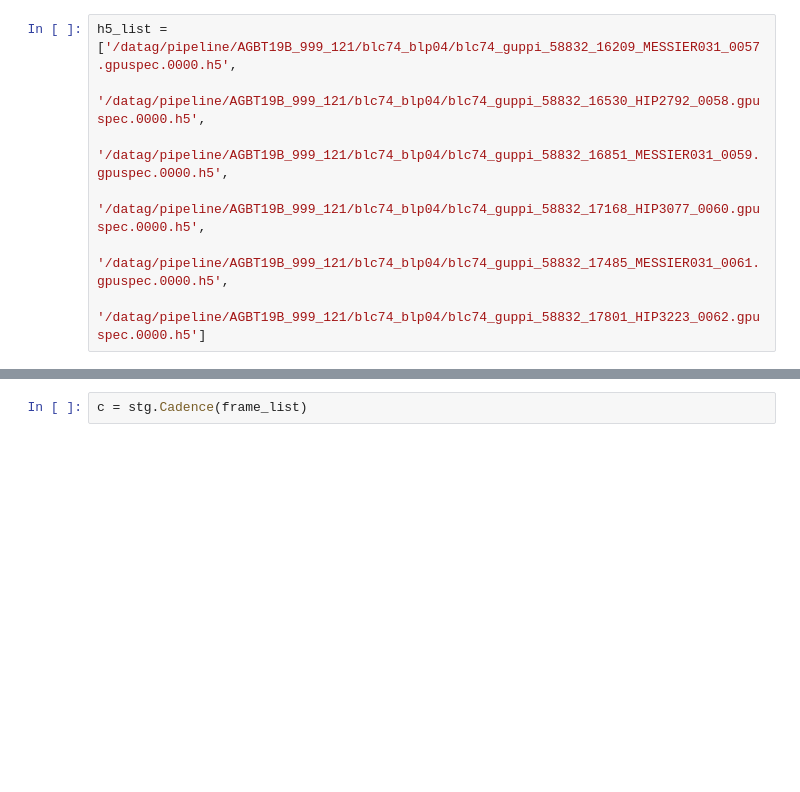
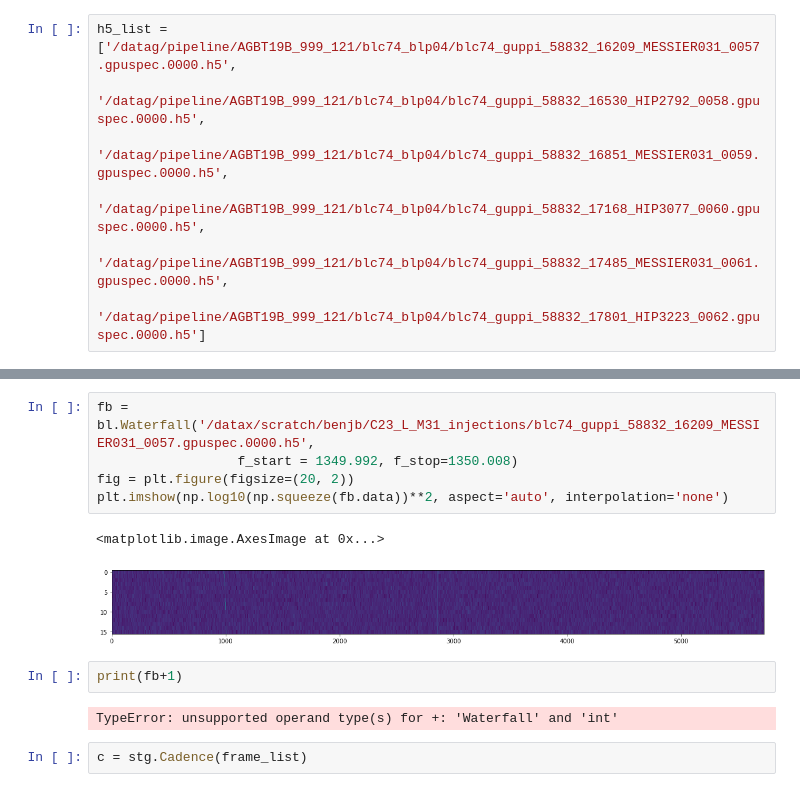
Before and after one commit to bjacobell/gbt-hdbscan, a Jupyter notebook: injection_visualization.ipynb, the cells around one changed output, grey strips where cells are left out. Saved outputs shown, nothing was run; the diff lists cells and outputs as text; blank space fills up the shorter version.

```diff
--- a/injection_visualization.ipynb
+++ b/injection_visualization.ipynb
@@ -126,3 +175,15 @@ print(c[0].df)
+# %%
+fb = bl.Waterfall('/datax/scratch/benjb/C23_L_M31_injections/blc74_guppi_58832_16209_MESSIER031_0057.gpuspec.0000.h5',
+                  f_start = 1349.992, f_stop=1350.008)
+fig = plt.figure(figsize=(20, 2))
+plt.imshow(np.log10(np.squeeze(fb.data))**2, aspect='auto', interpolation='none')
+# %% [output]
+<matplotlib.image.AxesImage at 0x...>
+[figure, added]
+# %%
+print(fb+1)
+# %% [output]
+TypeError: unsupported operand type(s) for +: 'Waterfall' and 'int'
 # %%
 c = stg.Cadence(frame_list)
 # %%
```
Also changed, not shown: parts of 6 cells of this notebook, 5 other files.
